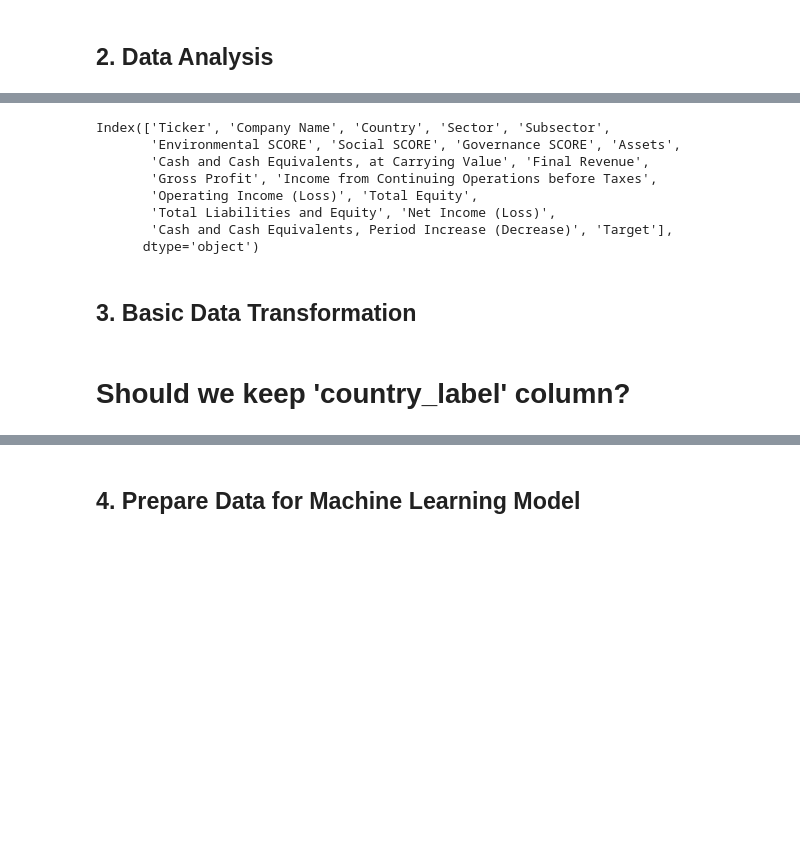
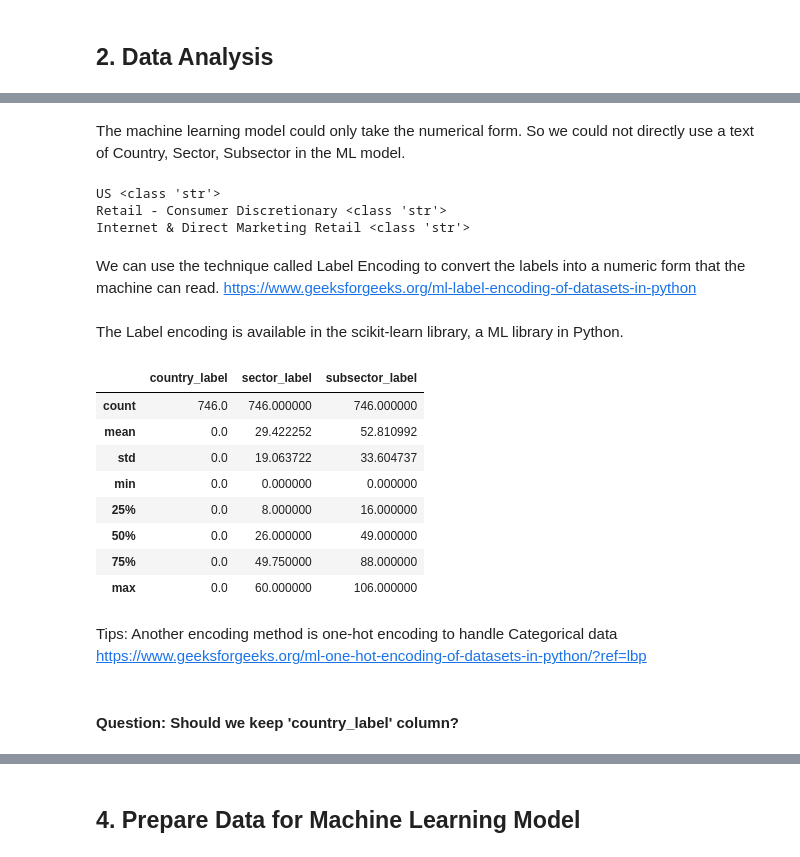
Before and after one commit to P-Ras/IFTE0014, a Jupyter notebook: Week7/ML_Predict_ESG_Stock.ipynb, the cells around one changed output, grey strips where cells are left out. Cells and saved outputs as stored; diff of their text form; code cells hidden in the pictures; blank space fills up the shorter version.

```diff
--- a/Week7/ML_Predict_ESG_Stock.ipynb
+++ b/Week7/ML_Predict_ESG_Stock.ipynb
@@ -72,13 +174,0 @@ df.describe(exclude=[np.number])
-# %%
-df.columns
-# %% [output]
-Index(['Ticker', 'Company Name', 'Country', 'Sector', 'Subsector',
-       'Environmental SCORE', 'Social SCORE', 'Governance SCORE', 'Assets',
-       'Cash and Cash Equivalents, at Carrying Value', 'Final Revenue',
-       'Gross Profit', 'Income from Continuing Operations before Taxes',
-       'Operating Income (Loss)', 'Total Equity',
-       'Total Liabilities and Equity', 'Net Income (Loss)',
-       'Cash and Cash Equivalents, Period Increase (Decrease)', 'Target'],
-      dtype='object')
-# %% [markdown]
-## 3. Basic Data Transformation
@@ -101,0 +175,16 @@ df['Cash and Cash Equivalents, Period Increase (Decrease)'] = df['Cash and Cash
+# %% [markdown]
+The machine learning model could only take the numerical form. So we could not directly use a text of Country, Sector, Subsector in the ML model.
+# %%
+# Example values of Country, Sector and Subsector column
+# there are String
+print(df.Country[0], type(df.Country[0]))
+print(df.Sector[0], type(df.Sector[0]))
+print(df.Subsector[0], type(df.Subsector[0]))
+# %% [output]
+US <class 'str'>
+Retail - Consumer Discretionary <class 'str'>
+Internet & Direct Marketing Retail <class 'str'>
+# %% [markdown]
+We can use the technique called Label Encoding to convert the labels into a numeric form that the machine can read. https://www.geeksforgeeks.org/ml-label-encoding-of-datasets-in-python
+# %% [markdown]
+The Label encoding is available in the scikit-learn library, a ML library in Python.
@@ -102,2 +203,12 @@ df['Cash and Cash Equivalents, Period Increase (Decrease)'] = df['Cash and Cash
 # %%
-df.describe()
+df[['country_label', 'sector_label', 'subsector_label']].describe()
+# %% [output]
+|  | country_label | sector_label | subsector_label |
+| count | 746.0 | 746.000000 | 746.000000 |
+| mean | 0.0 | 29.422252 | 52.810992 |
+| std | 0.0 | 19.063722 | 33.604737 |
+| min | 0.0 | 0.000000 | 0.000000 |
+| 25% | 0.0 | 8.000000 | 16.000000 |
+| 50% | 0.0 | 26.000000 | 49.000000 |
+| 75% | 0.0 | 49.750000 | 88.000000 |
+| max | 0.0 | 60.000000 | 106.000000 |
@@ -114,2 +215,4 @@ df.describe()
+# %% [markdown]
+Tips: Another encoding method is one-hot encoding to handle Categorical data https://www.geeksforgeeks.org/ml-one-hot-encoding-of-datasets-in-python/?ref=lbp
 # %% [markdown]
-# Should we keep 'country_label' column?
+#### Question: Should we keep 'country_label' column?
```
Also changed, not shown: parts of 54 cells of this notebook.
